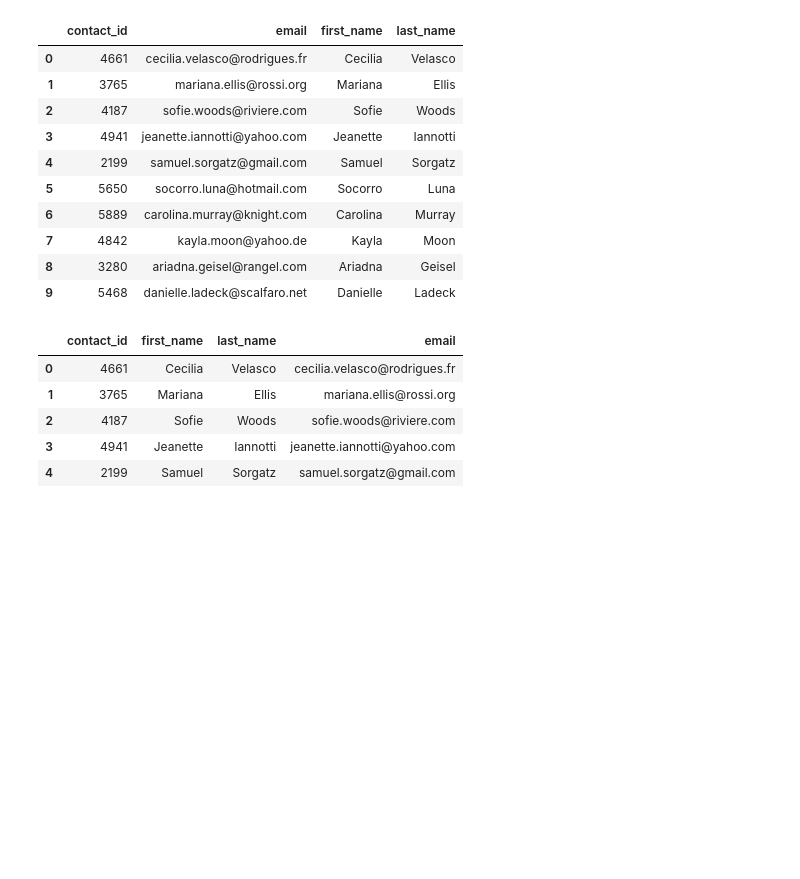
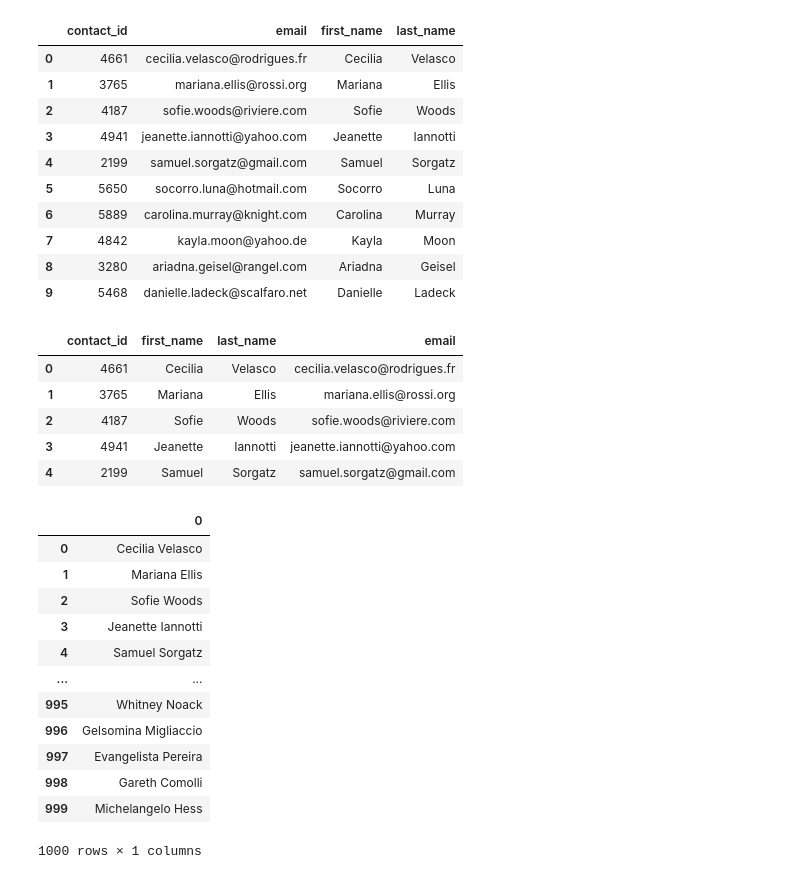
Before and after one commit to benfogler/Crowdfunding-ETL, a Jupyter notebook: crowdfunding_df_extraction.ipynb, the cells around one changed output. Saved outputs shown, nothing was run; the diff lists cells and outputs as text; code cells hidden in the pictures; blank space fills up the shorter version.

```diff
--- a/crowdfunding_df_extraction.ipynb
+++ b/crowdfunding_df_extraction.ipynb
@@ -504,3 +504,23 @@ contacts_df_clean.head()
 | 4 | 2199 | Samuel | Sorgatz | samuel.sorgatz@gmail.com |
 # %%
 contacts_df_clean.to_csv("contacts.csv", index=False, encoding='utf8')
+# %%
+# Using the Pandas str.extract function, extract the name from the "contact_info"
+# column of the contact_df DataFrame, and add it to a new column named "name".
+
+name = contact_info_df["contact_info"].str.extract(r'([^"name\s+][A-Za-z]+\s+[A-Za-z]+)')
+name
+# %% [output]
+|  | 0 |
+| 0 | Cecilia Velasco |
+| 1 | Mariana Ellis |
+| 2 | Sofie Woods |
+| 3 | Jeanette Iannotti |
+| 4 | Samuel Sorgatz |
+| ... | ... |
+| 995 | Whitney Noack |
+| 996 | Gelsomina Migliaccio |
+| 997 | Evangelista Pereira |
+| 998 | Gareth Comolli |
+| 999 | Michelangelo Hess |
+1000 rows × 1 columns
```
Also changed, not shown: 2 other files.
